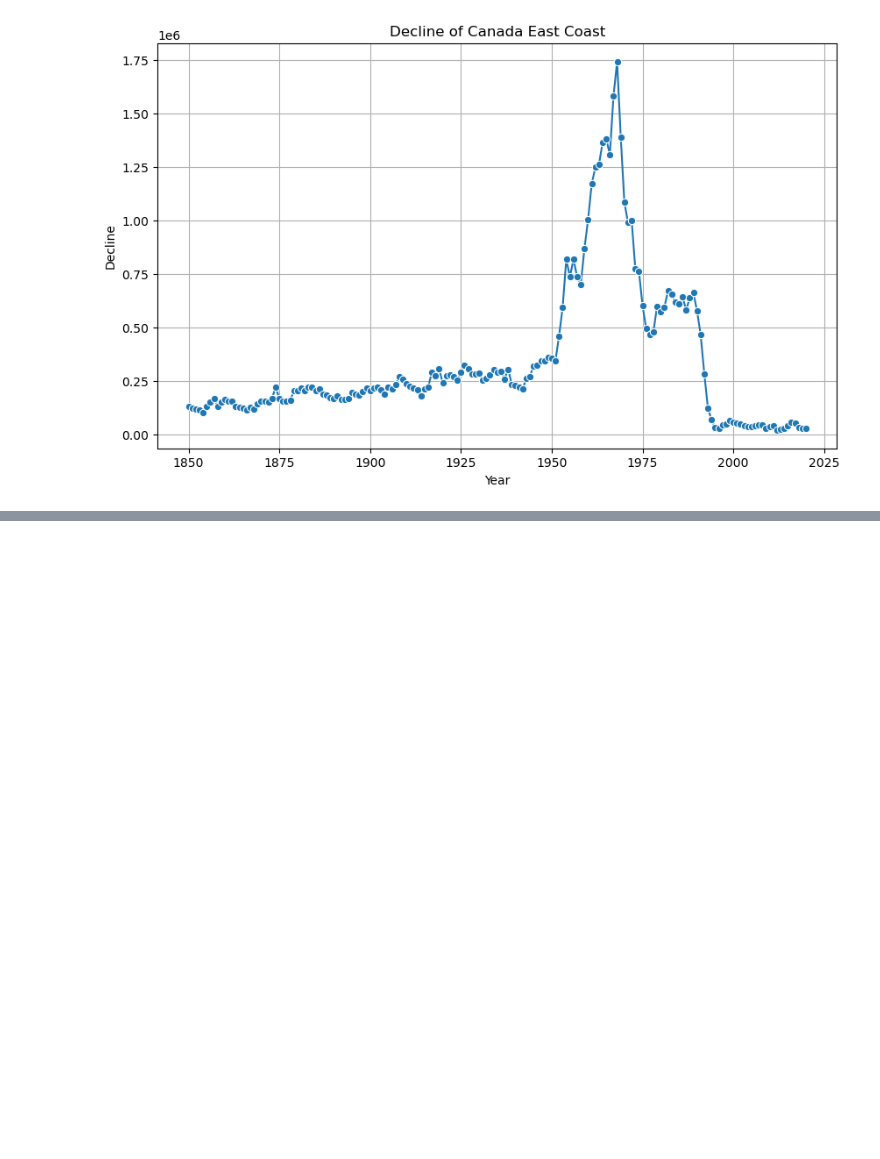
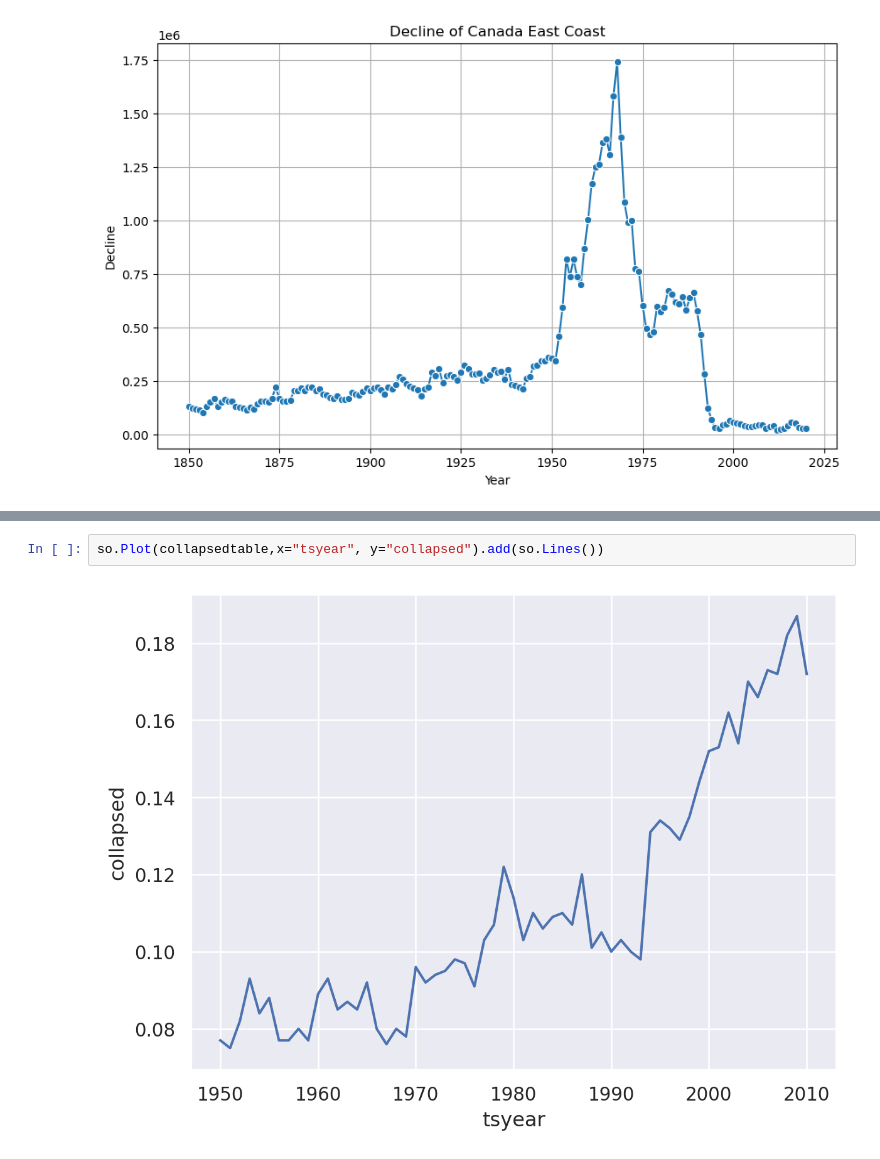
Before and after one commit to espm-288/fish-pam-shruti-paridhi-1, a Jupyter notebook: notebook.ipynb, the cells around one changed output, grey strips where cells are left out. Drawn from its saved outputs; the diff is of its cells as text; blank space fills up the shorter version.

```diff
--- a/notebook.ipynb
+++ b/notebook.ipynb
@@ -223,0 +251,4 @@ so.Plot(collapsedtable,x="tsyear", y="n").add(so.Lines())
+# %%
+so.Plot(collapsedtable,x="tsyear", y="collapsed").add(so.Lines())
+# %% [output]
+[figure, added]
```
Also changed, not shown: parts of 8 cells of this notebook.
